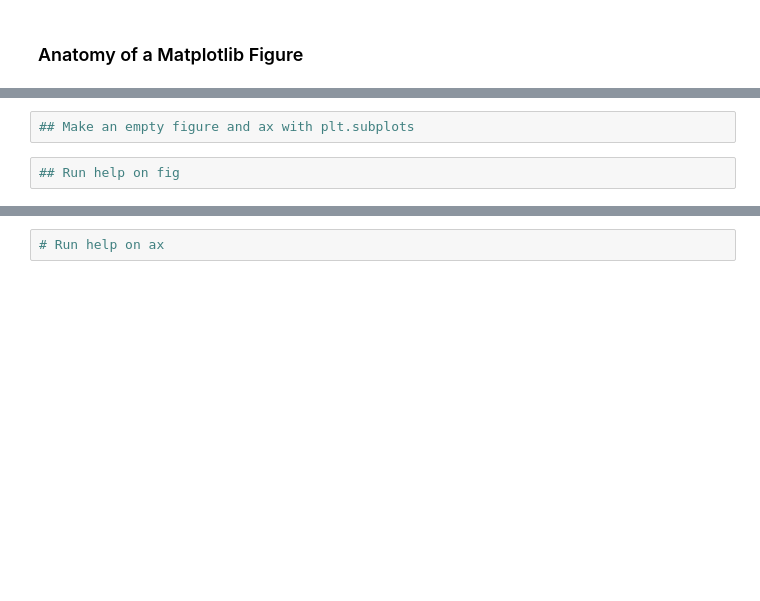
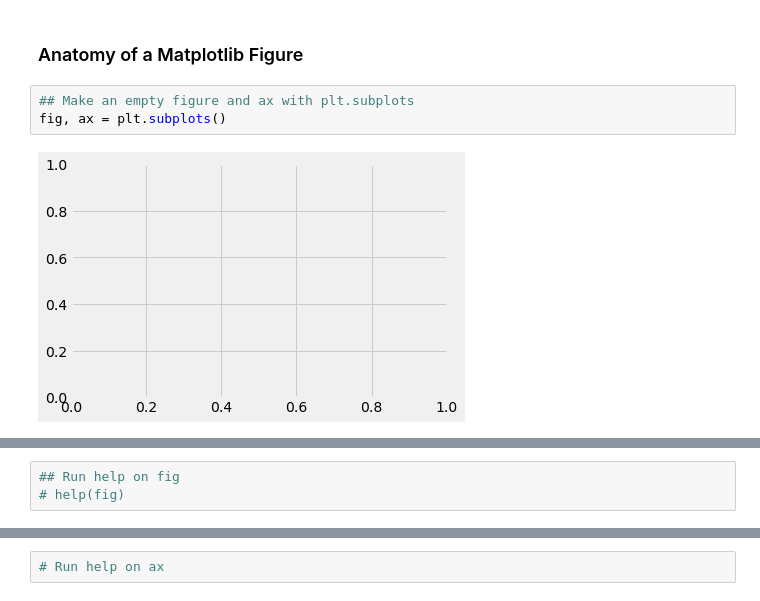
Before and after one commit to flatiron-school/ds-flex-fundamentals-of-data-visualization-2021, a Jupyter notebook: Fundamentals of Visualizations_v1_SG.ipynb, the cells around one changed output, grey strips where cells are left out. Saved outputs shown, nothing was run; the diff lists cells and outputs as text; blank space fills up the shorter version.

```diff
--- a/Fundamentals of Visualizations_v1_SG.ipynb
+++ b/Fundamentals of Visualizations_v1_SG.ipynb
@@ -196,6 +246,11 @@ df.info()
 - You will learn about classes in Phase 3.
 # %% [markdown]
 ### Anatomy of a Matplotlib Figure
+# %%
+## Make an empty figure and ax with plt.subplots
+fig, ax = plt.subplots()
+# %% [output]
+[figure, added]
 # %% [markdown]
 <center><img src="https://raw.githubusercontent.com/jirvingphd/fsds_100719_cohort_notes/master/images/matplotlib_anatomy.png" width=400></center>
 
@@ -204,10 +259,9 @@ df.info()
   - `Axes` are the actual plot / image inside of the Figure / frame.
         - this is the same `ax` as in `fig, ax = plt.subplots()` and that is returned when you create a Pandas or Seaborn figure.
         - There is an 'Axes` for each subplot in the Figure
-# %%
-## Make an empty figure and ax with plt.subplots
 # %%
 ## Run help on fig
+# help(fig)
 # %% [markdown]
 #### Anatomy of an Axes
 - `Axes` contain information about the titles, labels, grid,background, they also contain an. See the figure below for the contents of `Axes`
```
Also changed, not shown: parts of 36 cells of this notebook, 2 other files.
